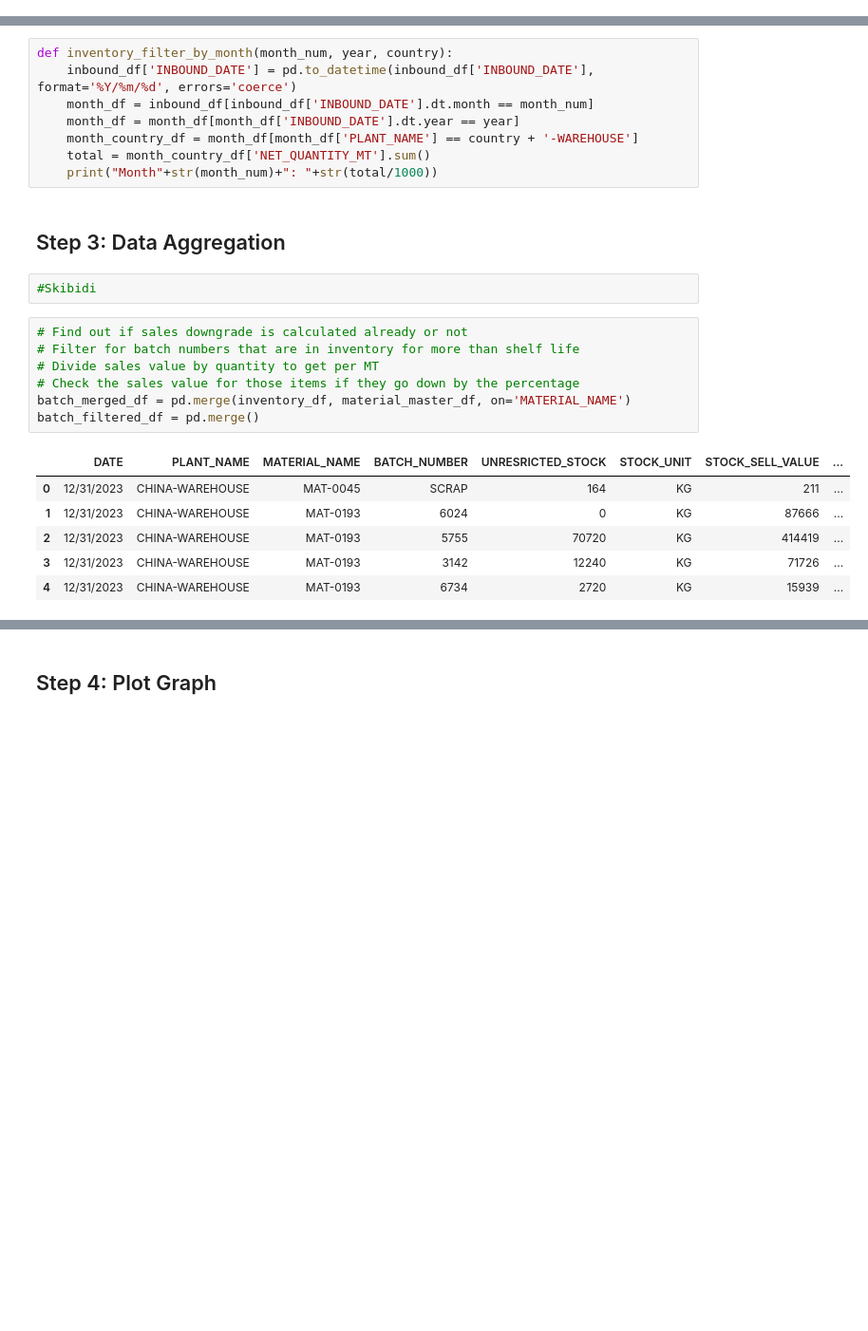
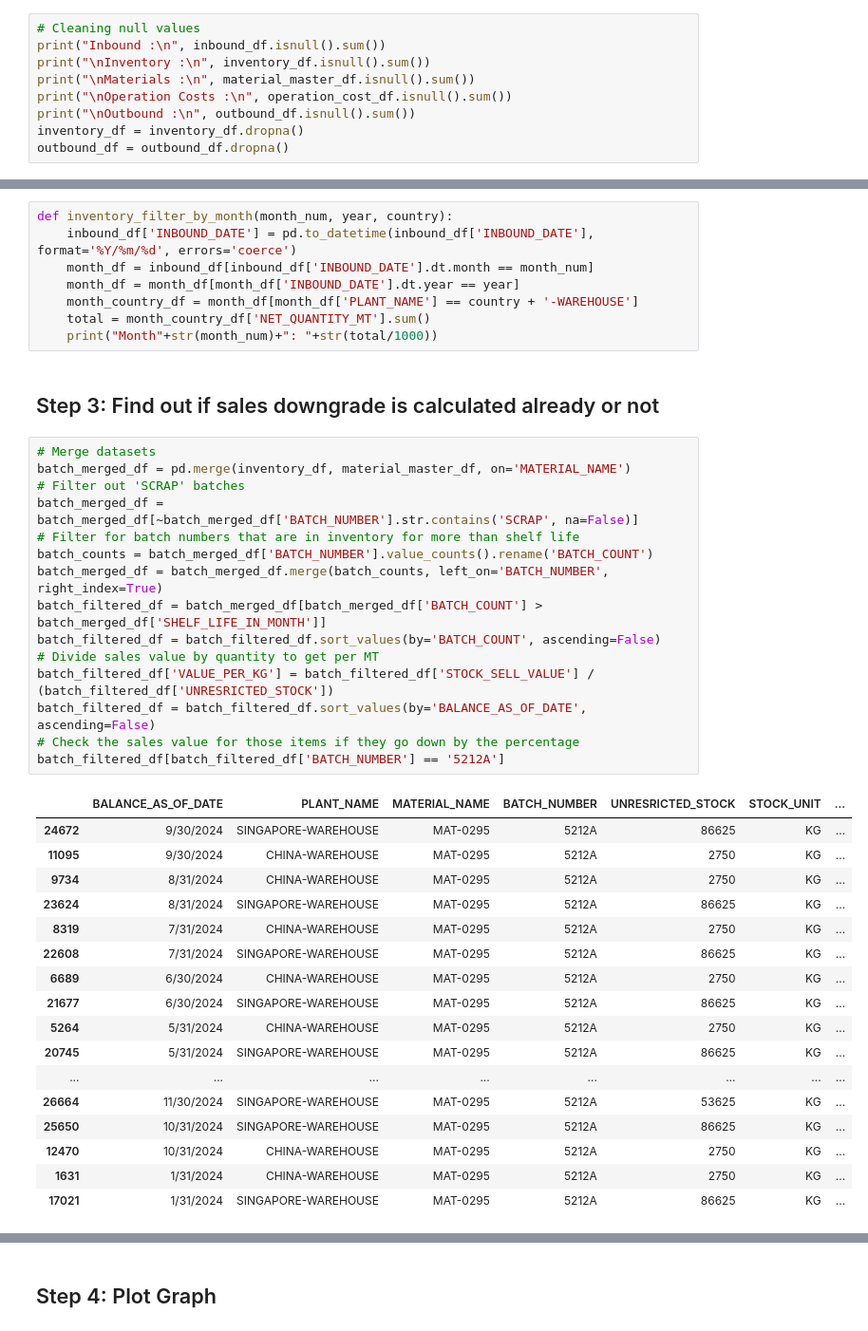
Before and after one commit to KatieMarsh/EM_Bootcathon2025, a Jupyter notebook: EDA.ipynb, the cells around one changed output, grey strips where cells are left out. Shown at 95% size. Drawn from its saved outputs; the diff is of its cells as text; blank space fills up the shorter version.

```diff
--- a/EDA.ipynb
+++ b/EDA.ipynb
@@ -22,0 +25,9 @@ inventory_df['DATE'] = pd.to_datetime(inventory_df['BALANCE_AS_OF_DATE'], format
+# %%
+# Cleaning null values
+print("Inbound :\n", inbound_df.isnull().sum())
+print("\nInventory :\n", inventory_df.isnull().sum())
+print("\nMaterials :\n", material_master_df.isnull().sum())
+print("\nOperation Costs :\n", operation_cost_df.isnull().sum())
+print("\nOutbound :\n", outbound_df.isnull().sum())
+inventory_df = inventory_df.dropna()
+outbound_df = outbound_df.dropna()
@@ -159,21 +188,38 @@ def inventory_filter_by_month(month_num, year, country):
     month_country_df = month_df[month_df['PLANT_NAME'] == country + '-WAREHOUSE']
     total = month_country_df['NET_QUANTITY_MT'].sum()
     print("Month"+str(month_num)+": "+str(total/1000))
-# %% [markdown]
-## Step 3: Data Aggregation
-# %%
-#Skibidi
+# %% [markdown]
+## Step 3: Find out if sales downgrade is calculated already or not
 # %%
-# Find out if sales downgrade is calculated already or not
+# Merge datasets
+batch_merged_df = pd.merge(inventory_df, material_master_df, on='MATERIAL_NAME')
+# Filter out 'SCRAP' batches
+batch_merged_df = batch_merged_df[~batch_merged_df['BATCH_NUMBER'].str.contains('SCRAP', na=False)]
 # Filter for batch numbers that are in inventory for more than shelf life
+batch_counts = batch_merged_df['BATCH_NUMBER'].value_counts().rename('BATCH_COUNT')
+batch_merged_df = batch_merged_df.merge(batch_counts, left_on='BATCH_NUMBER', right_index=True)
+batch_filtered_df = batch_merged_df[batch_merged_df['BATCH_COUNT'] > batch_merged_df['SHELF_LIFE_IN_MONTH']]
+batch_filtered_df = batch_filtered_df.sort_values(by='BATCH_COUNT', ascending=False)
 # Divide sales value by quantity to get per MT
+batch_filtered_df['VALUE_PER_KG'] = batch_filtered_df['STOCK_SELL_VALUE'] / (batch_filtered_df['UNRESRICTED_STOCK'])
+batch_filtered_df = batch_filtered_df.sort_values(by='BALANCE_AS_OF_DATE', ascending=False)
 # Check the sales value for those items if they go down by the percentage
-batch_merged_df = pd.merge(inventory_df, material_master_df, on='MATERIAL_NAME')
-batch_filtered_df = pd.merge()
+batch_filtered_df[batch_filtered_df['BATCH_NUMBER'] == '5212A']
 # %% [output]
-|  | DATE | PLANT_NAME | MATERIAL_NAME | BATCH_NUMBER | UNRESRICTED_STOCK | STOCK_UNIT | STOCK_SELL_VALUE | ... |
-| 0 | 12/31/2023 | CHINA-WAREHOUSE | MAT-0045 | SCRAP | 164 | KG | 211 | ... |
-| 1 | 12/31/2023 | CHINA-WAREHOUSE | MAT-0193 | 6024 | 0 | KG | 87666 | ... |
-| 2 | 12/31/2023 | CHINA-WAREHOUSE | MAT-0193 | 5755 | 70720 | KG | 414419 | ... |
-| 3 | 12/31/2023 | CHINA-WAREHOUSE | MAT-0193 | 3142 | 12240 | KG | 71726 | ... |
-| 4 | 12/31/2023 | CHINA-WAREHOUSE | MAT-0193 | 6734 | 2720 | KG | 15939 | ... |
+|  | BALANCE_AS_OF_DATE | PLANT_NAME | MATERIAL_NAME | BATCH_NUMBER | UNRESRICTED_STOCK | STOCK_UNIT | ... |
+| 24672 | 9/30/2024 | SINGAPORE-WAREHOUSE | MAT-0295 | 5212A | 86625 | KG | ... |
+| 11095 | 9/30/2024 | CHINA-WAREHOUSE | MAT-0295 | 5212A | 2750 | KG | ... |
+| 9734 | 8/31/2024 | CHINA-WAREHOUSE | MAT-0295 | 5212A | 2750 | KG | ... |
+| 23624 | 8/31/2024 | SINGAPORE-WAREHOUSE | MAT-0295 | 5212A | 86625 | KG | ... |
+| 8319 | 7/31/2024 | CHINA-WAREHOUSE | MAT-0295 | 5212A | 2750 | KG | ... |
+| 22608 | 7/31/2024 | SINGAPORE-WAREHOUSE | MAT-0295 | 5212A | 86625 | KG | ... |
+| 6689 | 6/30/2024 | CHINA-WAREHOUSE | MAT-0295 | 5212A | 2750 | KG | ... |
+| 21677 | 6/30/2024 | SINGAPORE-WAREHOUSE | MAT-0295 | 5212A | 86625 | KG | ... |
+| 5264 | 5/31/2024 | CHINA-WAREHOUSE | MAT-0295 | 5212A | 2750 | KG | ... |
+| 20745 | 5/31/2024 | SINGAPORE-WAREHOUSE | MAT-0295 | 5212A | 86625 | KG | ... |
+| ... | ... | ... | ... | ... | ... | ... | ... |
+| 26664 | 11/30/2024 | SINGAPORE-WAREHOUSE | MAT-0295 | 5212A | 53625 | KG | ... |
+| 25650 | 10/31/2024 | SINGAPORE-WAREHOUSE | MAT-0295 | 5212A | 86625 | KG | ... |
+| 12470 | 10/31/2024 | CHINA-WAREHOUSE | MAT-0295 | 5212A | 2750 | KG | ... |
+| 1631 | 1/31/2024 | CHINA-WAREHOUSE | MAT-0295 | 5212A | 2750 | KG | ... |
+| 17021 | 1/31/2024 | SINGAPORE-WAREHOUSE | MAT-0295 | 5212A | 86625 | KG | ... |
```
Also changed, not shown: parts of 9 cells of this notebook.
